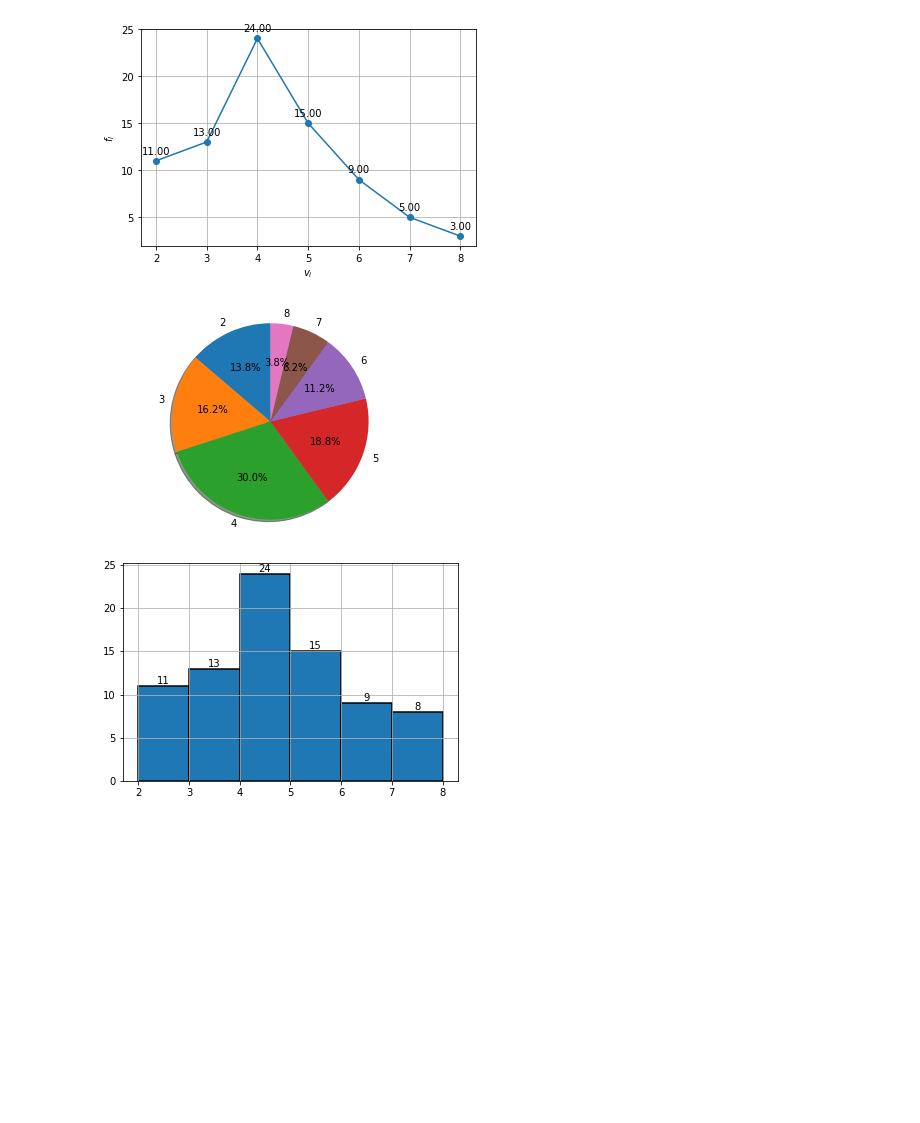
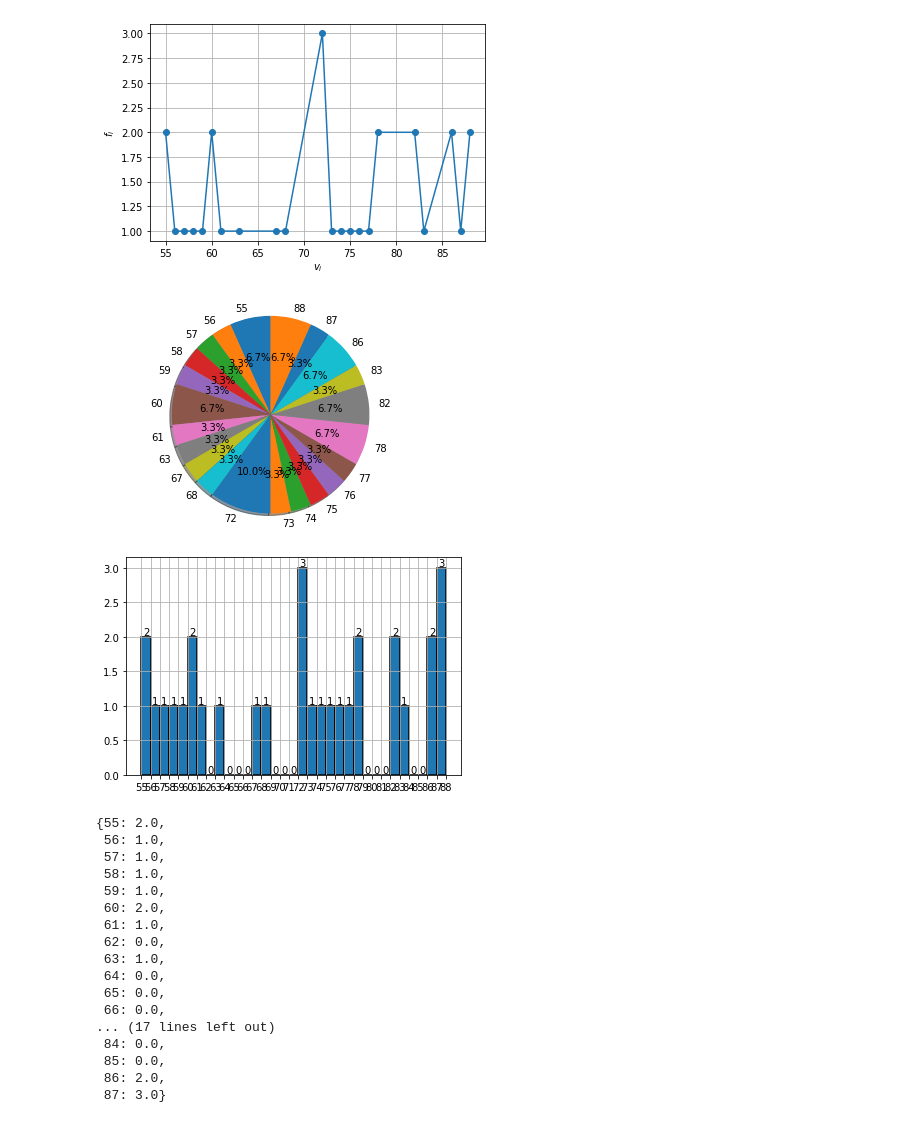
Before and after one commit to OB-UNISA/Statistica, a Jupyter notebook: presentation.ipynb, the cells around one changed output. Cells and saved outputs as stored; diff of their text form; code cells hidden in the pictures; blank space fills up the shorter version.

```diff
--- a/presentation.ipynb
+++ b/presentation.ipynb
@@ -20,11 +20,11 @@ Requirement already satisfied: six>=1.5 in c:\python397\lib\site-packages (from
 # %%
 from funzioni import *
 # %%
-elements = [2, 7, 4, 2, 4, 5, 2, 4, 5, 3, 7, 6, 3, 2, 4, 6, 5, 6, 4, 5, 5, 5, 4, 8, 5, 6, 5, 3, 3, 4, 2, 3, 3, 5, 4, 7, 3, 2, 3, 6, 3, 4, 4, 2, 5, 4, 2, 4, 5, 4, 2, 5, 4, 3, 4, 7, 4, 6, 8, 4, 7, 4, 4, 8, 2, 4, 6, 3, 6, 4, 2, 4, 3, 6, 5, 4, 5, 4, 3, 5]
+#elements = [2, 7, 4, 2, 4, 5, 2, 4, 5, 3, 7, 6, 3, 2, 4, 6, 5, 6, 4, 5, 5, 5, 4, 8, 5, 6, 5, 3, 3, 4, 2, 3, 3, 5, 4, 7, 3, 2, 3, 6, 3, 4, 4, 2, 5, 4, 2, 4, 5, 4, 2, 5, 4, 3, 4, 7, 4, 6, 8, 4, 7, 4, 4, 8, 2, 4, 6, 3, 6, 4, 2, 4, 3, 6, 5, 4, 5, 4, 3, 5]
 
 #elements = [32, 39, 41, 19, 31, 13, 33, 15, 33, 20, 16, 27, 28, 31, 25, 38, 27, 29, 17, 36, 37, 38, 17, 39, 24, 39, 41, 29, 25, 27, 37, 21, 25, 32, 24, 45, 41, 29, 59, 40, 25, 27, 22, 30, 43, 27, 39, 40, 22, 29, 21, 34, 38, 34, 38, 31, 46, 31, 36, 30, 38, 21, 41, 12, 33, 43, 18, 11, 23, 41, 32, 25, 28, 23, 27, 27, 27, 25, 31, 28, 48, 43, 36, 36, 36, 31, 39, 19, 35, 24, 20, 34, 31, 46, 24, 42, 18, 44, 42, 34, 31, 37, 44, 41, 27, 23, 22, 39, 29, 26, 26, 16, 32, 37, 29, 29, 7, 31, 20, 40, 41, 37, 46, 40, 34, 44, 39, 20, 26, 49, 29, 16, 16, 47, 15, 37, 39, 46, 41, 33, 17, 25, 40, 16, 41, 7, 35, 21, 25, 33, 35, 20, 34, 28, 23, 21, 20, 29, 27, 31, 25, 19, 15, 34, 39, 23, 20, 26, 25, 5, 37, 33, 42, 29, 38, 25, 22, 34, 45, 25, 29, 33, 25, 29, 26, 25, 19, 25, 36, 29, 43, 12, 45, 30, 27, 24, 30, 41, 13, 18]
 
-#elements = [55, 55, 56, 57, 58, 59, 60, 60, 61, 63, 67, 68, 72, 72, 72, 73, 74, 75, 76, 77, 78, 78, 82, 82, 83, 86, 86, 87, 88, 88]
+elements = [55, 55, 56, 57, 58, 59, 60, 60, 61, 63, 67, 68, 72, 72, 72, 73, 74, 75, 76, 77, 78, 78, 82, 82, 83, 86, 86, 87, 88, 88]
 
 n = len(elements)
 # %%
@@ -67,12 +76,30 @@ summary_table(modalita, freq_assoluta, freq_relativa, freq_cumulativa_assoluta,
 # %%
 grafico_a_linee(modalita, freq_assoluta, xlabel=r'$v_i$', ylabel='$f_i$', grid=True)
 # %% [output]
-[figure, old version]
+[figure, new version]
 # %%
 grafico_a_torta(modalita, freq_assoluta)
 # %% [output]
-[figure, old version]
+[figure, new version]
 # %%
 classi = classi_valori_contigui(elements, ampiezza=1, grid=True, plot=True)
+classi
 # %% [output]
-[figure, old version]
+[figure, new version]
+{55: 2.0,
+ 56: 1.0,
+ 57: 1.0,
+ 58: 1.0,
+ 59: 1.0,
+ 60: 2.0,
+ 61: 1.0,
+ 62: 0.0,
+ 63: 1.0,
+ 64: 0.0,
+ 65: 0.0,
+ 66: 0.0,
+... (17 lines left out)
+ 84: 0.0,
+ 85: 0.0,
+ 86: 2.0,
+ 87: 3.0}
```
Also changed, not shown: parts of 9 cells of this notebook, 1 other file.
